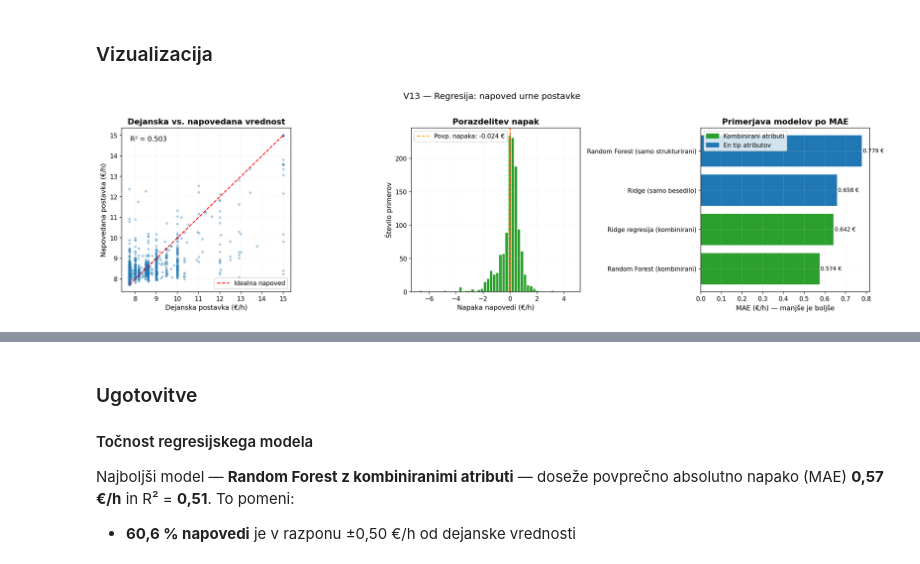
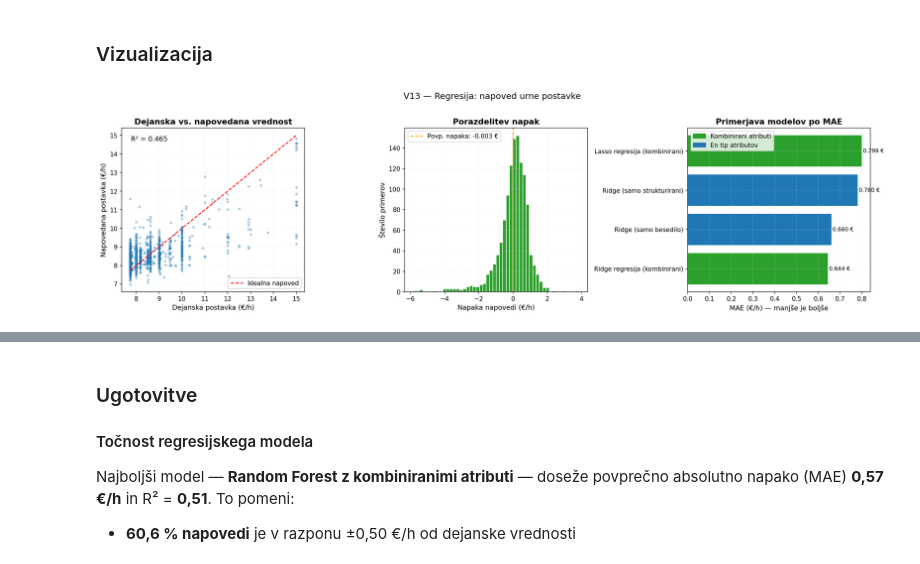
Before and after one commit to svenko99/PR2608, a Jupyter notebook: src/notebook/rezultati_modeli_priporočilo.ipynb, the cells around one changed output, grey strips where cells are left out. Saved outputs shown, nothing was run; the diff lists cells and outputs as text; code cells hidden in the pictures.

```diff
--- a/src/notebook/rezultati_modeli_priporočilo.ipynb
+++ b/src/notebook/rezultati_modeli_priporočilo.ipynb
@@ -2112,7 +2112,7 @@ V vprašanju 11 smo za klasifikacijo uporabili **strukturirane atribute** (vrsta
 Pristop: **TF-IDF** (Term Frequency–Inverse Document Frequency) pretvori besedila v numerične vektorje, nato pa jih klasificiramo z **Logistično regresijo** in **Complement Naivnim Bayesom**. Na koncu primerjamo točnost z V11 in identificiramo besede, ki najbolj ločijo med razredi.
 # %%
 from sklearn.feature_extraction.text import TfidfVectorizer
-from sklearn.naive_bayes import MultinomialNB, ComplementNB
+from sklearn.naive_bayes import MultinomialNB
 from sklearn.linear_model import LogisticRegression
 from sklearn.metrics import accuracy_score, classification_report, confusion_matrix, ConfusionMatrixDisplay
 
@@ -2131,7 +2131,7 @@ hourly_nlp["razred"] = hourly_nlp["hourly_rate_neto"].apply(
     lambda x: "nizka" if x < q33_nlp else ("srednja" if x <= q66_nlp else "visoka")
 )
 
-# Naslov + opis skupaj — vec signala
+# Naslov + opis skupaj
 hourly_nlp["text"] = hourly_nlp["title"].fillna("") + " " + hourly_nlp["description"].fillna("")
 df_nlp = hourly_nlp[["text", "razred"]].dropna()
 
@@ -2141,8 +2141,7 @@ slo_stop = [
     "in","za","na","je","ki","se","so","da","po","pri","ter","ali","bi","ne",
     "iz","ob","do","ta","to","te","ti","pa","bo","ni","ko","mu","ga","jo",
     "med","nad","pod","pred","brez","vse","vsi","ves","vsak","samo","tudi",
-    "lahko","zelo","malo","vec","manj","bila","bili","bil","ima","imajo",
-    "tega","temu","tem","teh","tej","jih","njim","svojo","svoje","nase","nasi"
+    "lahko","zelo","malo","bila","bili","bil","ima","imajo","tega","temu","tem"
 ]
 
 tfidf_v = TfidfVectorizer(
@@ -2167,25 +2166,25 @@ Train: 4892, Test: 1223, Besed/n-gramov: 5,000
 ### Modeli in evalvacija
 # %%
 lr_nlp  = LogisticRegression(max_iter=1000, random_state=42, C=1.0).fit(X_tr, y_tr)
-cnb_nlp = ComplementNB(alpha=0.1).fit(X_tr, y_tr)
+mnb_nlp = MultinomialNB(alpha=0.1).fit(X_tr, y_tr)
 
 y_pred_lr  = lr_nlp.predict(X_te)
-y_pred_cnb = cnb_nlp.predict(X_te)
+y_pred_mnb = mnb_nlp.predict(X_te)
 
 acc_lr_nlp  = accuracy_score(y_te, y_pred_lr)
-acc_cnb_nlp = accuracy_score(y_te, y_pred_cnb)
+acc_mnb_nlp = accuracy_score(y_te, y_pred_mnb)
 
 tabela_acc = pd.DataFrame({
     "Model": [
-        "Logisticna regresija (TF-IDF) — V12",
-        "Complement Naivni Bayes (TF-IDF) — V12",
-        "Odlocitveno drevo (strukturirani attr.) — V11",
+        "Logistična regresija (TF-IDF) — V12",
+        "Multinomial Naivni Bayes (TF-IDF) — V12",
+        "Odločitveno drevo (strukturirani attr.) — V11",
         "k-NN (strukturirani attr.) — V11",
         "Naivni Bayes (strukturirani attr.) — V11",
     ],
-    "Tocnost (test)": [acc_lr_nlp, acc_cnb_nlp, 0.447, 0.428, 0.366],
+    "Točnost (test)": [acc_lr_nlp, acc_mnb_nlp, acc_dt, acc_knn, acc_nb],
     "Pristop": ["V12","V12","V11","V11","V11"]
-}).sort_values("Tocnost (test)", ascending=False)
+}).sort_values("Točnost (test)", ascending=False)
 
-display(tabela_acc.style.hide(axis="index").format({"Tocnost (test)": "{:.1%}"}))
+display(tabela_acc.style.hide(axis="index").format({"Točnost (test)": "{:.1%}"}))
 # %% [output]
@@ -2239,18 +2238,18 @@ primerjava = pd.DataFrame({
     "Model": [
         "V11 — Naivni Bayes (strukturirani attr.)",
         "V11 — k-NN (strukturirani attr.)",
-        "V11 — Odlocitveno drevo (strukturirani attr.)",
-        "V12 — Complement NB (TF-IDF)",
-        "V12 — Logisticna regresija (TF-IDF)",
+        "V11 — Odločitveno drevo (strukturirani attr.)",
+        "V12 — Multinomial NB (TF-IDF)",
+        "V12 — Logistična regresija (TF-IDF)",
     ],
-    "Tocnost": [0.366, 0.428, 0.447, acc_cnb_nlp, acc_lr_nlp],
+    "Tocnost": [acc_nb, acc_knn, acc_dt, acc_mnb_nlp, acc_lr_nlp],
     "Pristop": ["V11","V11","V11","V12","V12"]
 }).sort_values("Tocnost")
 
 colors_bar = [COLORS[0] if p == "V11" else COLORS[2] for p in primerjava["Pristop"]]
 fig, ax = plt.subplots(figsize=(10, 4))
 ax.barh(primerjava["Model"], primerjava["Tocnost"], color=colors_bar)
-ax.set_xlabel("Tocnost")
+ax.set_xlabel("Točnost")
 ax.set_title("Primerjava: strukturirani atributi (V11) vs. besedilo oglasa (V12)")
 ax.set_xlim(0, 0.75)
 ax.axvline(1/3, color="gray", linestyle="--", alpha=0.6)
@@ -2259,7 +2258,7 @@ from matplotlib.patches import Patch
 ax.legend(handles=[
     Patch(color=COLORS[0], label="V11 — strukturirani atributi"),
     Patch(color=COLORS[2], label="V12 — besedilo (TF-IDF)"),
-    plt.Line2D([0],[0], color="gray", linestyle="--", label="Nakljucje (33,3 %)"),
+    plt.Line2D([0],[0], color="gray", linestyle="--", label="Naključje (33,3 %)"),
 ])
 for bar, val in zip(ax.patches[:5], primerjava["Tocnost"]):
     ax.text(val + 0.005, bar.get_y() + bar.get_height()/2,
@@ -2426,44 +2419,44 @@ Najboljši model (Random Forest, kombinirani):
 fig, axes = plt.subplots(1, 3, figsize=(18, 5))
 
 # 1. Dejanske vs napovedane vrednosti
-axes[0].scatter(y_te_r, y_pred_rf, alpha=0.3, s=10, color=COLORS[0])
+axes[0].scatter(y_te_r, y_pred_reg, alpha=0.3, s=10, color=COLORS[0])
 axes[0].plot([y_te_r.min(), y_te_r.max()], [y_te_r.min(), y_te_r.max()],
              'r--', linewidth=1.5, label='Idealna napoved')
 axes[0].set_xlabel('Dejanska postavka (€/h)')
 axes[0].set_ylabel('Napovedana postavka (€/h)')
 axes[0].set_title('Dejanska vs. napovedana vrednost', fontweight='bold')
 axes[0].legend()
-axes[0].text(0.05, 0.92, f'R² = {r2_score(y_te_r, y_pred_rf):.3f}',
+axes[0].text(0.05, 0.92, f'R² = {r2_score(y_te_r, y_pred_reg):.3f}',
              transform=axes[0].transAxes, fontsize=11)
 
 # 2. Porazdelitev napak
-napake = y_pred_rf - y_te_r
+napake = y_pred_reg - y_te_r
 axes[1].hist(napake, bins=50, color=COLORS[2], edgecolor='white')
 axes[1].axvline(0, color='red', linestyle='--', linewidth=1.5)
 axes[1].axvline(napake.mean(), color='orange', linestyle='--', label=f'Povp. napaka: {napake.mean():.3f} €')
 axes[1].set_xlabel('Napaka napovedi (€/h)')
 axes[1].set_ylabel('Število primerov')
 axes[1].set_title('Porazdelitev napak', fontweight='bold')
 axes[1].legend()
 
 # 3. Primerjava modelov — MAE
 razp_mae = rezultati_reg.sort_values('MAE (€)', ascending=True)
 bar_colors = [COLORS[2] if 'kombinirani' in m else COLORS[0] for m in razp_mae['Model']]
 axes[2].barh(razp_mae['Model'], razp_mae['MAE (€)'], color=bar_colors)
 axes[2].set_xlabel('MAE (€/h) — manjše je boljše')
 axes[2].set_title('Primerjava modelov po MAE', fontweight='bold')
 for bar, val in zip(axes[2].patches, razp_mae['MAE (€)']):
     axes[2].text(val + 0.005, bar.get_y() + bar.get_height()/2,
                  f'{val:.3f} €', va='center', fontsize=9)
 from matplotlib.patches import Patch
 axes[2].legend(handles=[
     Patch(color=COLORS[2], label='Kombinirani atributi'),
     Patch(color=COLORS[0], label='En tip atributov'),
 ])
 
 plt.suptitle('V13 — Regresija: napoved urne postavke', fontsize=14, y=1.02)
 plt.tight_layout()
 plt.show()
 # %% [output]
-[figure, old version]
+[figure, new version]
 # %%
```
Also changed, not shown: parts of 11 cells of this notebook.
